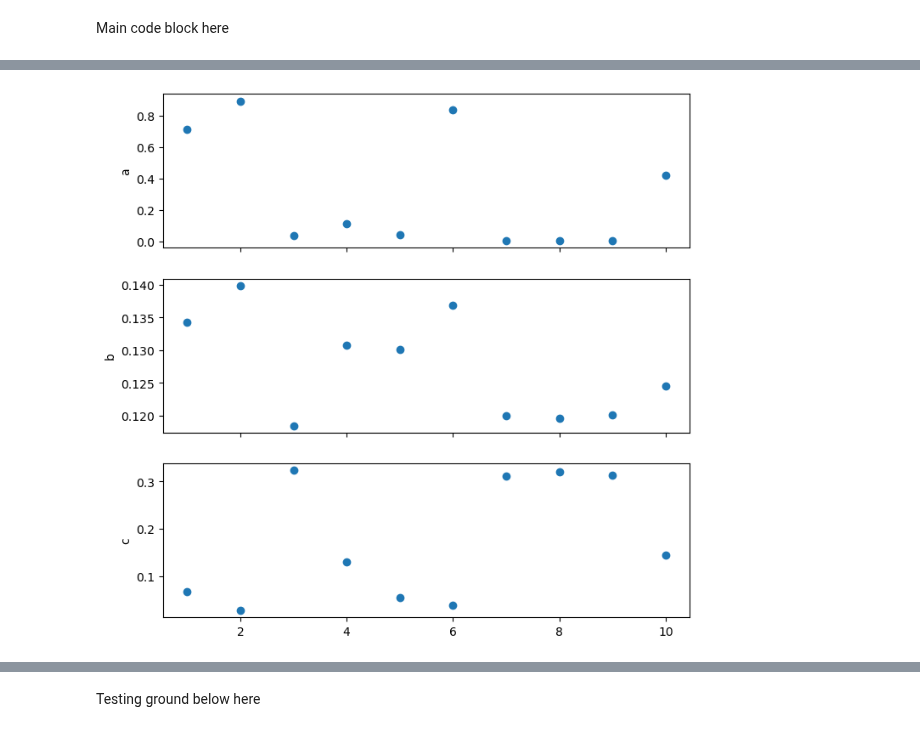
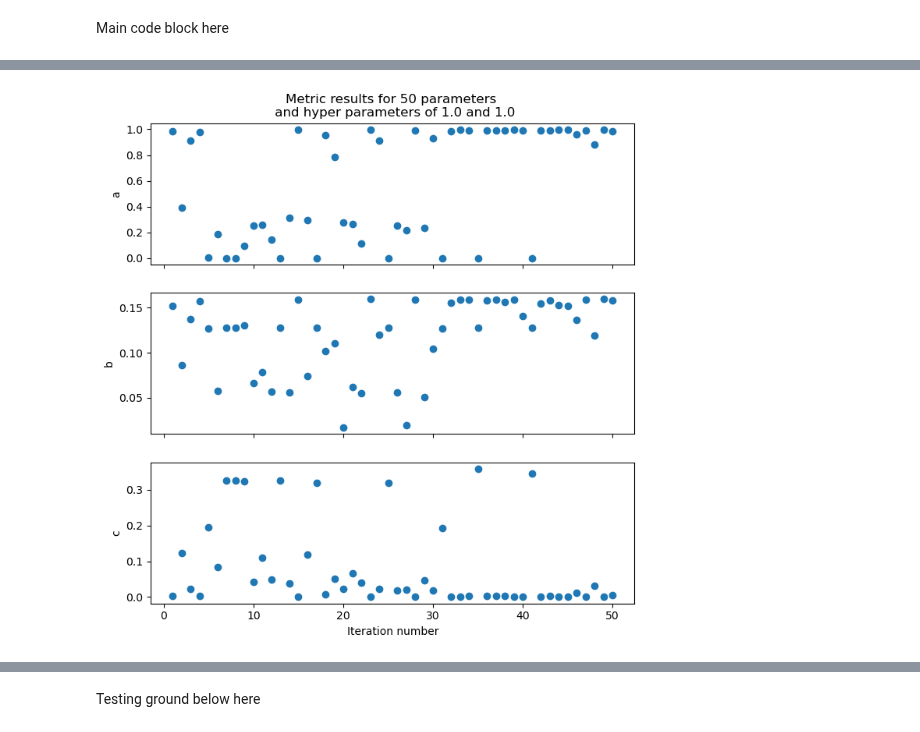
Before and after one commit to SAIL-Labs/RSoft-Automaton, a Jupyter notebook: Data_Manip.ipynb, the cells around one changed output, grey strips where cells are left out. Saved outputs shown, nothing was run; the diff lists cells and outputs as text; code cells hidden in the pictures.

Commit message:
Ran some simulations and optimisations. Modified the optimiser in an attempt to overcome the indecisive nature of the b metric.

```diff
--- a/Data_Manip.ipynb
+++ b/Data_Manip.ipynb
@@ -3,12 +37,7 @@ Generate core diameters to support required modes
 # %%
-import numpy as np, pandas as pd, matplotlib.pyplot as plt
-import math, ofiber, shutil
-from template import *
-from Functions import *
-
 # Define radius and wavelength ranges
-radii = np.linspace(1, 20, 50)
-wavelengths = np.linspace(1.0, 2.0, 50)
+radii = np.linspace(1, 20, 200)
+wavelengths = np.linspace(1.0, 2.0, 200)
 '''
 Note: mode desired below does not account for different mode orientations!
 e.g. if you want 6 modes you only want the first 4 LP modes + their orientations
@@ -108,8 +137,8 @@ simulation_val = {
     # "comp": Monitor_comp.BOTH,
     "core_delta": 0.0122895,#0.0122895,
     # "core_diam": 6.5,
-    "grid_size": .37,
-    "grid_size_y": .37,
+    "grid_size": 0.37,
+    "grid_size_y": 0.37,
     "step_size": 1,
     "launch_tilt": 1,
     # "launch_mode": 0,
@@ -117,23 +146,34 @@ simulation_val = {
     "launch_normalization": 1,
     "core_to_monitor": 7, #note this is before reordering!
     "metric": 'TF', #'TF',
-    "num_paras": 100, # number of samples to choose
+    "num_paras": 50, # number of samples to choose
     # "batch_num": 6, # number of concurrent simulations to run
     # "sim_tool": Sim_tool.FS,
-
+    "hyp_param_b": 1.0,
+    "hyp_param_c": 1.0,
     # these bottom 2 MUST be here for mode selective behaviour
     "mode_selective": 1, # 0 is no mode-selectivity
     "core_num": 7,
 }
 
-# Note: this template launch_config MUST be an exact copy of the prior space you want the simulation to use.
+custom_priors = {
+            "core_delta": (0.00, 0.09),
+            "core_diam": (1, 20),
+            "taper": (taper_min, taper_max)
+            }
+
 with open("template_launch_config.json", "w") as launch_config:
     json.dump(simulation_val, launch_config, indent = 2)
+# Note: this template launch_config MUST be an exact copy of the prior space you want the simulation to use.
+priors_for_json = {k: list(v) for k, v in custom_priors.items()}
+
+with open("template_prior_space.json", "w") as f:
+    json.dump(priors_for_json, f, indent=2)
 
 simulate_tf_metric = True
 gridding = False
 
-tf_list = main_optimizer("template_prior_space.json", simulation_val,
+tf_list = main_optimizer("template_prior_space.json", simulation_val, custom_priors,
                          mode_vals, radial_mode_vals,
                          taper_min, taper_max,
                          gridding = gridding, total_calls = simulation_val["num_paras"],
@@ -156,12 +196,14 @@ if simulate_tf_metric:
 
     core_delta = [params[0] for params in x_iters]
     core_diam = [params[1] for params in x_iters]
+    taper = [params[2] for params in x_iters]
     throughput = [y for y in y_vals]
 
     fig_metric, axes_metric = plt.subplots(3,1, figsize = (8,8), sharex = True)
     ax = axes_metric[0]
     ax.scatter(batch_numbers, a)
     ax.set_ylabel("a")
+    ax.set_title(f"Metric results for {simulation_val['num_paras']} parameters \n and hyper parameters of {simulation_val['hyp_param_b']} and {simulation_val['hyp_param_c']}")
 
     ax = axes_metric[1]
     ax.scatter(batch_numbers, b)
@@ -170,29 +212,52 @@ if simulate_tf_metric:
     ax = axes_metric[2]
     ax.scatter(batch_numbers, c)
     ax.set_ylabel("c")
+    ax.set_xlabel("Iteration number")
     plt.show()
+    fig_metric.savefig(f"Bayesian Opt Results\{simulation_val['num_paras']}_params_gridsize_{simulation_val['grid_size']}bayesianmetric_hyperparam{simulation_val['hyp_param_b']}_{simulation_val['hyp_param_c']}.png")
 
-    fig, axes = plt.subplots(2, 1, figsize=(8, 8), sharey=True)
+    # make 3d scatter plot and individual parameter plots
+    fig = plt.figure(figsize=(14, 8))
+    gs = gridspec.GridSpec(3, 2, width_ratios=[1, 2])  # 3 rows, 2 columns
+    plt.suptitle(f"Bayesian Optimiser Results for {simulation_val['num_paras']} parameter sets \n with hyperparams {simulation_val['hyp_param_b']} and {simulation_val['hyp_param_c']}.png")
+    # Core delta vs Core diameter
+    ax1 = fig.add_subplot(gs[0, 0])
+    comp1 = ax1.scatter(core_diam, core_delta, c=throughput, cmap='viridis', s=80, edgecolor='k')
+    ax1.set_xlabel(r"Core diameter ($\mu m$)")
+    ax1.set_ylabel("Core delta")
 
-    # First subplot: core_delta vs throughput
-    sc1 = axes[0].scatter(core_delta, throughput, c=batch_numbers, cmap='plasma', s=80, edgecolor='k')
-    axes[0].set_xlabel("core_delta")
-    axes[0].set_ylabel("Loss")
-    # axes[0].set_title("core_delta vs Throughput")
-    cbar1 = plt.colorbar(sc1, ax=axes[0])
-    cbar1.set_label("Batch #")
+    # Taper ratio vs Core diameter
+    ax2 = fig.add_subplot(gs[1, 0])
+    comp2 = ax2.scatter(core_diam, taper, c=throughput, cmap='viridis', s=80, edgecolor='k')
+    ax2.set_xlabel(r"Core diameter ($\mu m$)")
+    ax2.set_ylabel("Taper ratio")
 
-    # Second subplot: core_diam vs throughput
-    sc2 = axes[1].scatter(core_diam, throughput, c=batch_numbers, cmap='plasma', s=80, edgecolor='k')
-    axes[1].set_xlabel(r"core_diam ($\mu m$)")
-    axes[1].set_ylabel("Loss")
-    # axes[1].set_title("core_diam vs Throughput")
-    cbar2 = plt.colorbar(sc2, ax=axes[1])
-    cbar2.set_label("Batch #")
+    # Taper ratio vs Core delta
+    ax3 = fig.add_subplot(gs[2, 0])
+    comp3 = ax3.scatter(core_delta, taper, c=throughput, cmap='viridis', s=80, edgecolor='k')
+    ax3.set_xlabel("Core delta")
+    ax3.set_ylabel("Taper ratio")
+
+    ax4 = fig.add_subplot(gs[:, 1], projection='3d')
+    comp3d = ax4.scatter(core_diam, core_delta, taper, c=throughput, cmap='viridis', s=50, edgecolor='k')
+    ax4.set_xlabel(r'Core diameter ($\mu m$)')
+    ax4.set_ylabel("Core delta")
+    ax4.set_zlabel("Taper ratio")
+    cbar4 = plt.colorbar(comp3d, ax=ax4, shrink=0.6)
+    cbar4.set_label("-Loss Function")
 
     plt.tight_layout()
     plt.show()
-    fig.savefig(f"Bayesian Opt Results\{simulation_val['num_paras']}_params_gridsize_{simulation_val['grid_size']}bayesianresult.png")
+    fig.savefig(f"Bayesian Opt Results\{simulation_val['num_paras']}_params_gridsize_{simulation_val['grid_size']}bayesianresult_hyperparam{simulation_val['hyp_param_b']}_{simulation_val['hyp_param_c']}.png")
+
+    print("ML Core diam:", core_diam[np.argmax(throughput)])
+    print("ML Core delta:", core_delta[np.argmax(throughput)])
+    print("ML taper ratio:", taper[np.argmax(throughput)])
+    print("Max Loss:", throughput[np.argmax(throughput)])
+
+    # print(tf_list)
+    with open(f"Bayesian Opt Results\{simulation_val['num_paras']}_params_gridsize_{simulation_val['grid_size']}list_of_results_hyperparam{simulation_val['hyp_param_b']}_{simulation_val['hyp_param_c']}.pkl", "wb") as f:
+        pickle.dump(tf_list, f)
 
 # if gridding:
 #     grid_size_range, tf_list = run_tf_multproc(simulation_val, mode_vals, radial_mode_vals, gridding = gridding) #taper_min, taper_max,
@@ -222 +284 @@ Loss metric iteration 10 (a, b, c, c): [0.41893515150400007, 0.12449688846039535
-[figure, old version]
+[figure, new version]
```
Also changed, not shown: parts of 14 cells of this notebook, 46 other files.
